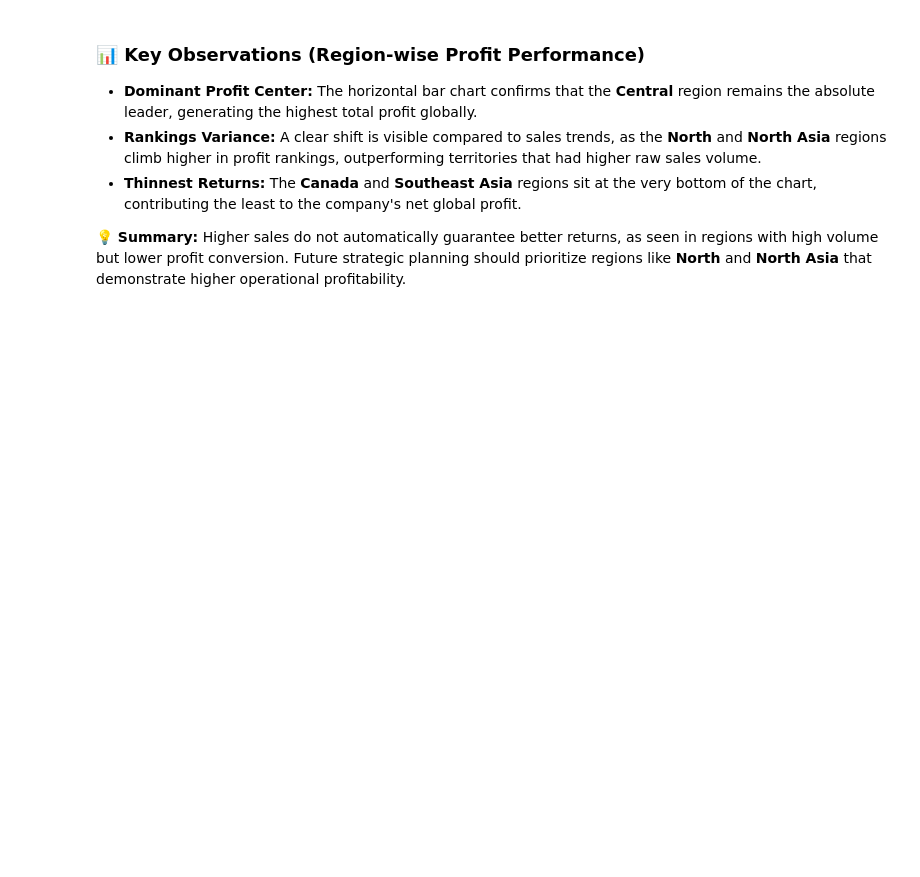
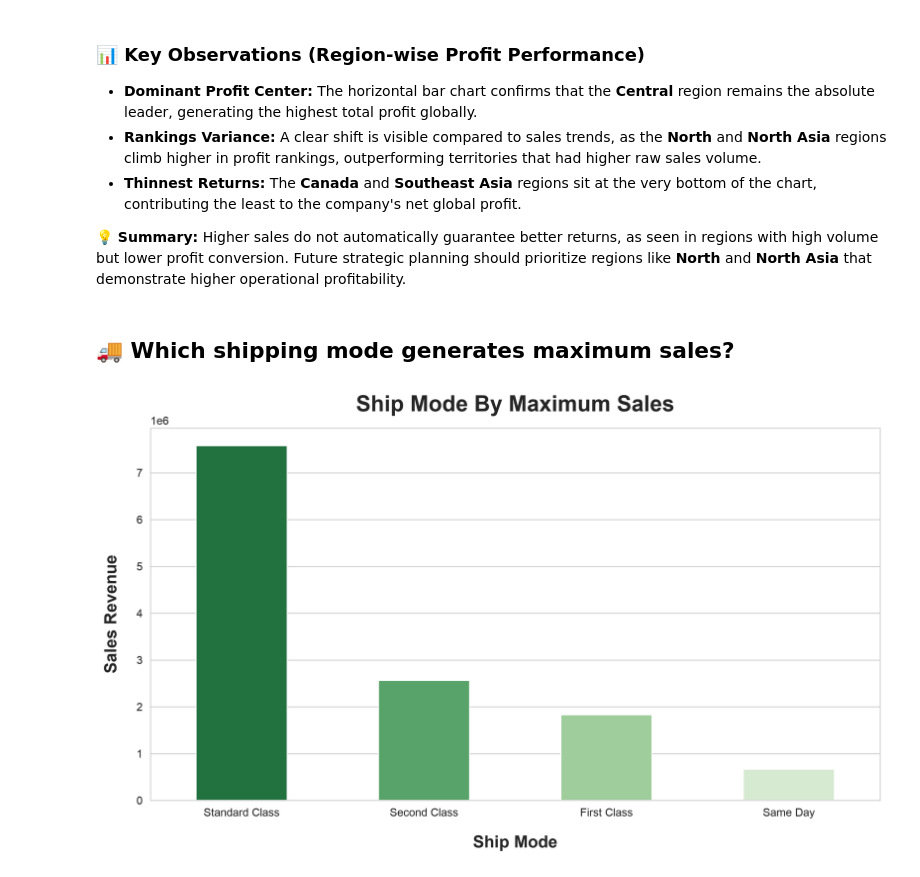
Before and after one commit to Pratyush-Guleria/data-analysis-projects, a Jupyter notebook: project-02-retail-sales-analysis/notebook/01_eda.ipynb, the cells around one changed output. Drawn from its saved outputs; the diff is of its cells as text; code cells hidden in the pictures; blank space fills up the shorter version.

Commit message:
Analysis on ship mode by max sales

```diff
--- a/project-02-retail-sales-analysis/notebook/01_eda.ipynb
+++ b/project-02-retail-sales-analysis/notebook/01_eda.ipynb
@@ -679,3 +679,31 @@ plt.show()
 * **Thinnest Returns:** The **Canada** and **Southeast Asia** regions sit at the very bottom of the chart, contributing the least to the company's net global profit.
 
 **💡 Summary:** Higher sales do not automatically guarantee better returns, as seen in regions with high volume but lower profit conversion. Future strategic planning should prioritize regions like **North** and **North Asia** that demonstrate higher operational profitability.
+# %% [markdown]
+## 🚚 Which shipping mode generates maximum sales?
+# %%
+ship_mode_sales_df = df.groupby("Ship.Mode")["Sales"].sum().sort_values(ascending = False).reset_index()
+# %%
+plt.figure(figsize = (10, 6))
+
+sns.barplot(
+    data = ship_mode_sales_df,
+    x = "Ship.Mode",
+    y = "Sales",
+    legend = False,
+    errorbar = None,
+    palette = "Greens_r",
+    hue = "Ship.Mode",
+    width = 0.5
+)
+plt.title("Ship Mode By Maximum Sales", fontsize = 20, fontweight = "bold", pad = 15)
+
+plt.xlabel("Ship Mode", fontsize = 15, fontweight = "bold", labelpad = 15)
+plt.ylabel("Sales Revenue", fontsize = 15, fontweight = "bold", labelpad = 15)
+
+plt.tight_layout()
+
+plt.savefig("../images/ship_mode_by_maximum_sales.png", dpi = 300, bbox_inches = "tight")
+plt.show()
+# %% [output]
+[figure, added]
```
Also changed, not shown: parts of 6 cells of this notebook.
